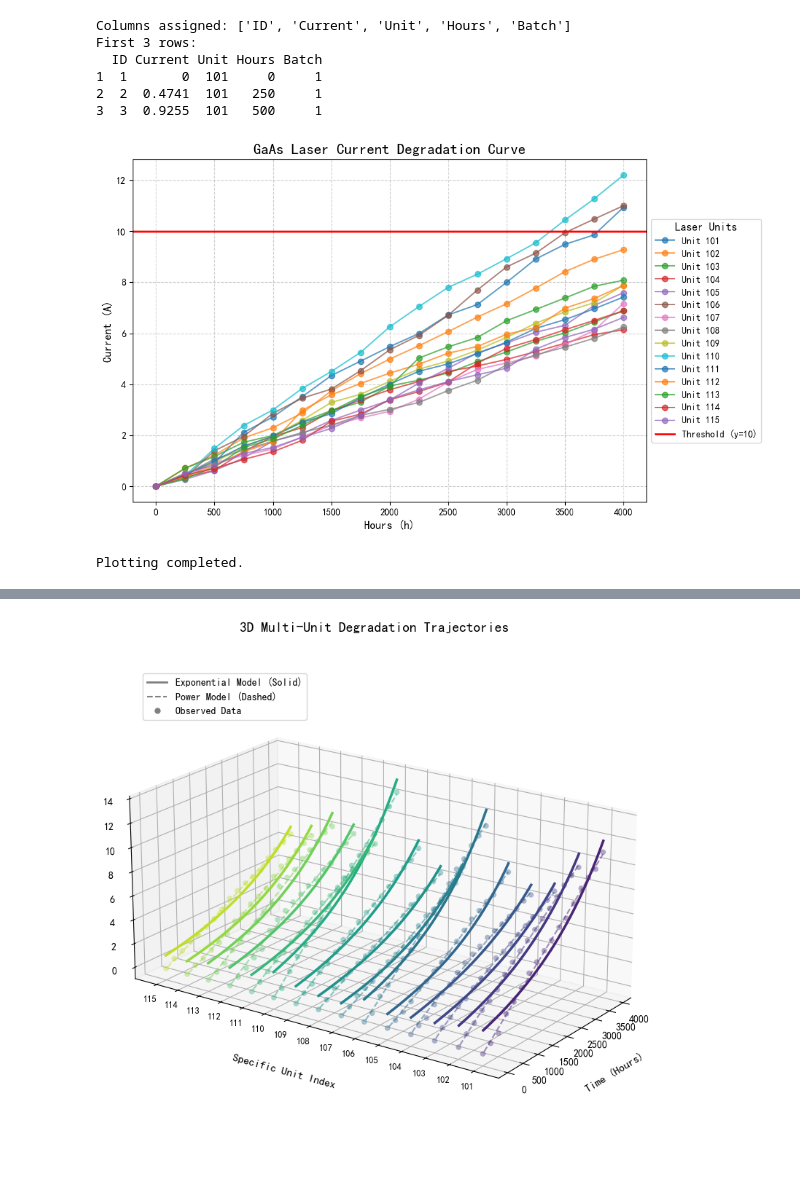
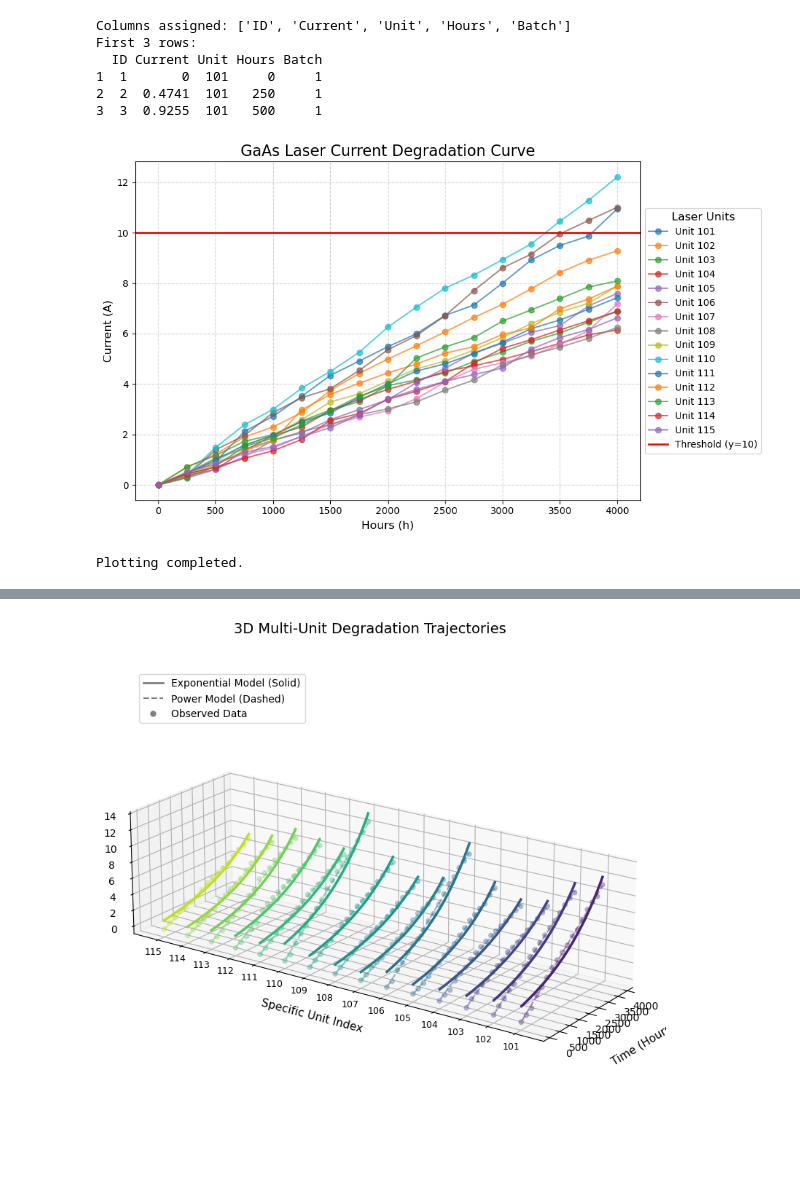
Before and after one commit to Promileee/Term6Assignments, a Jupyter notebook: Reliability/project1/issue1.ipynb, the cells around one changed output, grey strips where cells are left out. Saved outputs shown, nothing was run; the diff lists cells and outputs as text; code cells hidden in the pictures.

```diff
--- a/Reliability/project1/issue1.ipynb
+++ b/Reliability/project1/issue1.ipynb
@@ -2,10 +2,10 @@
 import pandas as pd
 import matplotlib.pyplot as plt
 
-plt.rcParams['font.sans-serif'] = ['SimHei']
-plt.rcParams['axes.unicode_minus'] = False
+# plt.rcParams['font.sans-serif'] = ['SimHei']
+# plt.rcParams['axes.unicode_minus'] = False
 
-file_path = r'data\课题一\project1附件-GaAs激光器退化数据.xlsx'
+file_path = r'data/课题一/project1附件-GaAs激光器退化数据.xlsx'
 
 try:
     df = pd.read_excel(file_path, skiprows=1, header=None)
@@ -67,7 +67,7 @@ First 3 rows:
 1  1       0  101     0     1
 2  2  0.4741  101   250     1
 3  3  0.9255  101   500     1
-[figure, old version]
+[figure, new version]
 Plotting completed.
 # %%
 import numpy as np
@@ -276,32 +276,35 @@ for i, unit in enumerate(units_arr):
 
 # 坐标轴标签，调大 labelpad 防止重叠
 ax.set_xlabel('Time (Hours)', fontsize=11, labelpad=12)
 ax.set_ylabel('Specific Unit Index', fontsize=11, labelpad=25) # Unit轴标签往外挪一点
 ax.set_zlabel('Current (A)', fontsize=11, labelpad=12)
 
 # Y轴刻度
 ax.set_yticks(unit_indices)
 ax.set_yticklabels(units_arr, fontsize=9)
 
 # 手动创建自定义图例
 legend_elements = [
     Line2D([0], [0], color='gray', lw=2, label='Exponential Model (Solid)'),
     Line2D([0], [0], color='gray', lw=1.5, ls='--', label='Power Model (Dashed)'),
     Line2D([0], [0], marker='o', color='w', label='Observed Data', markerfacecolor='gray', markersize=7)
 ]
 # 调整图例位置，防止遮挡
 ax.legend(handles=legend_elements, loc='upper left', bbox_to_anchor=(0.05, 0.95), fontsize=10, frameon=True)
 
 # --- 4. 视角与布局调整 ---
 ax.view_init(elev=20, azim=-145)
-ax.set_box_aspect((1, 1.8, 0.8)) # 视觉拉长 Unit 轴
+ax.set_box_aspect((1, 3.0, 0.8)) # 视觉拉长 Unit 轴
 
 # 关键：手动控制子图边距，替代 tight_layout()
 # 这里的数值(0到1之间)可以根据你的显示屏大小微调
 plt.subplots_adjust(left=0.05, right=0.95, bottom=0.1, top=0.9)
 
 ax.set_title('3D Multi-Unit Degradation Trajectories', fontsize=14, pad=10)
 
+plt.savefig("Degradation_3D_Vector.svg")
+plt.savefig("Degradation_3D_Vector.pdf")
+
 plt.show()
 # %% [output]
-[figure, old version]
+[figure, new version]
```
Also changed, not shown: 1 other file.
